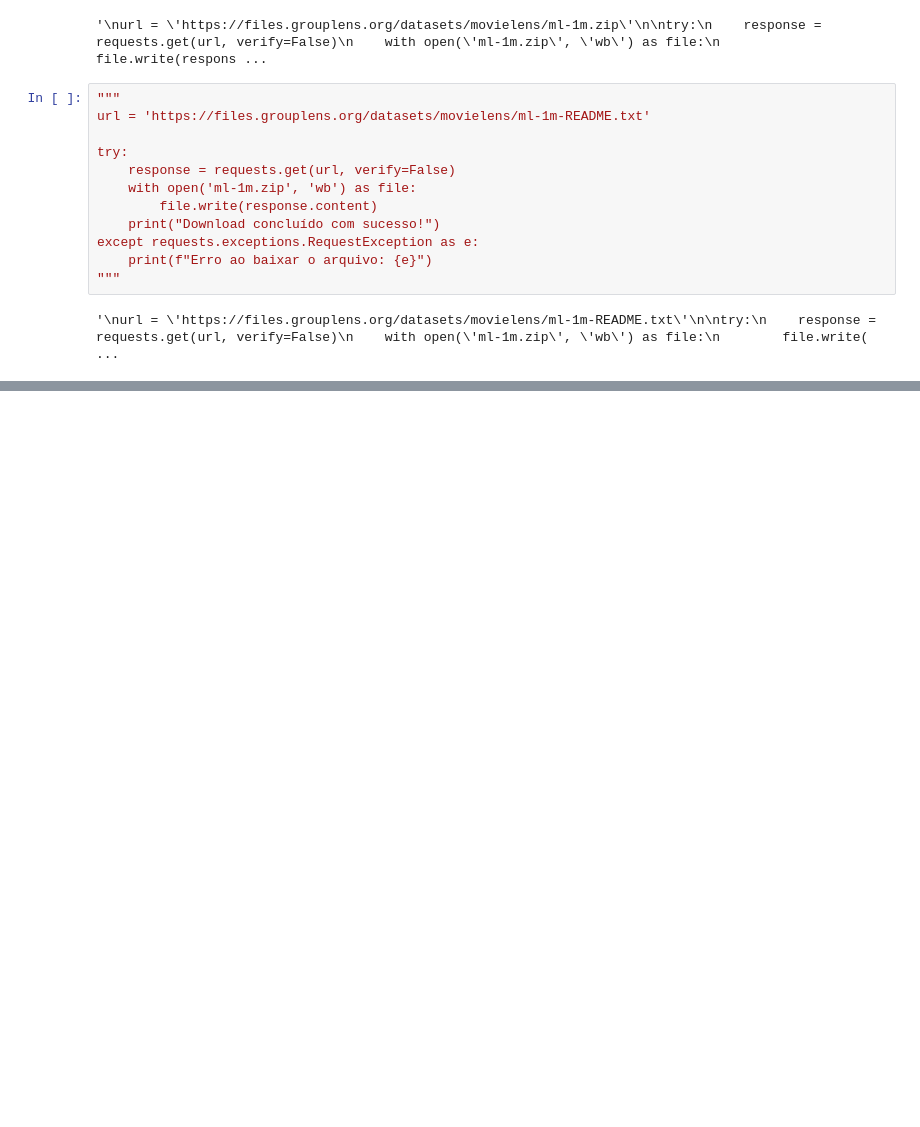
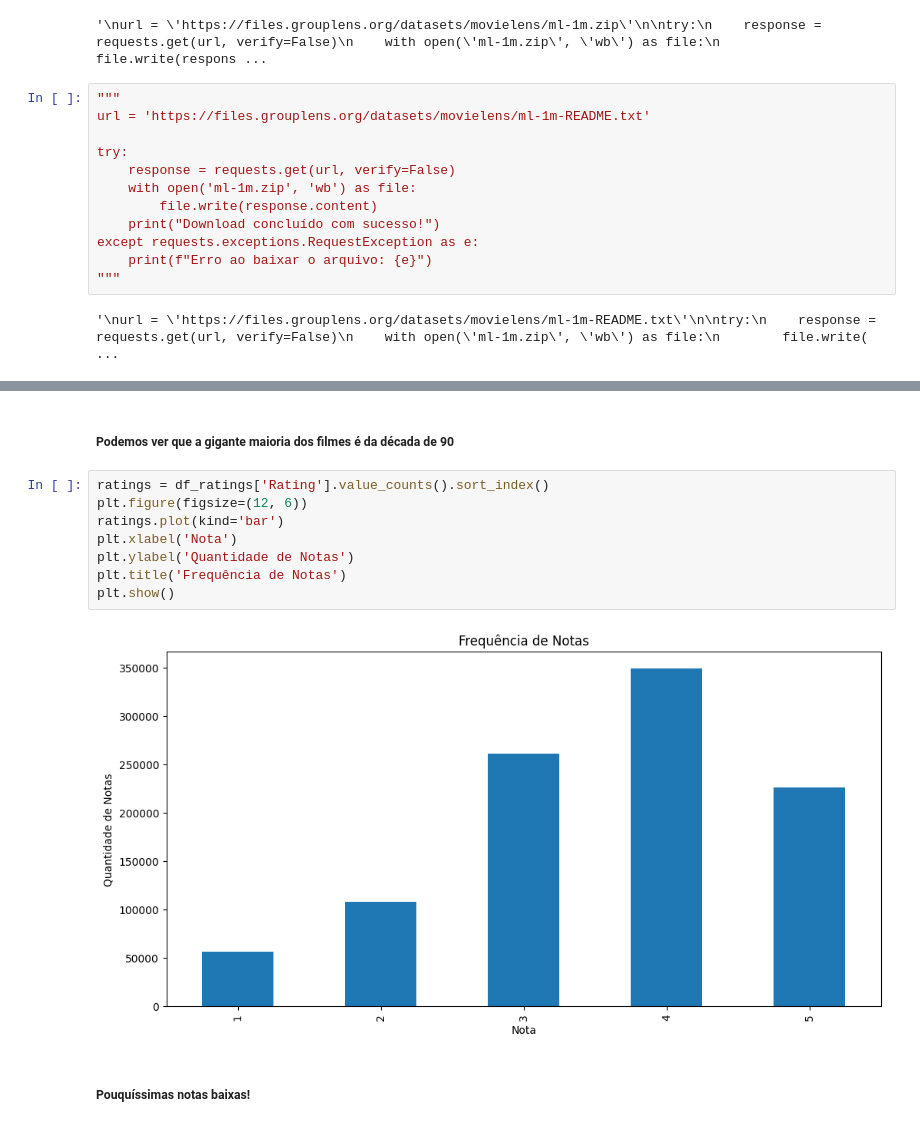
Before and after one commit to thiagomout/datamining, a Jupyter notebook: movie_cluster/movie_cluster.ipynb, the cells around one changed output, grey strips where cells are left out. Saved outputs shown, nothing was run; the diff lists cells and outputs as text; blank space fills up the shorter version.

```diff
--- a/movie_cluster/movie_cluster.ipynb
+++ b/movie_cluster/movie_cluster.ipynb
@@ -90,0 +178,14 @@ print(df_users.head())
+# %% [markdown]
+##### Podemos ver que a gigante maioria dos filmes é da década de 90
+# %%
+ratings = df_ratings['Rating'].value_counts().sort_index()
+plt.figure(figsize=(12, 6))
+ratings.plot(kind='bar')
+plt.xlabel('Nota')
+plt.ylabel('Quantidade de Notas')
+plt.title('Frequência de Notas')
+plt.show()
+# %% [output]
+[figure, added]
+# %% [markdown]
+##### Pouquíssimas notas baixas!
```
Also changed, not shown: parts of 13 cells of this notebook.
